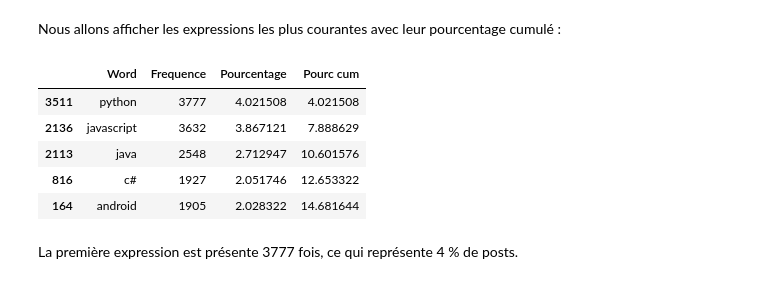
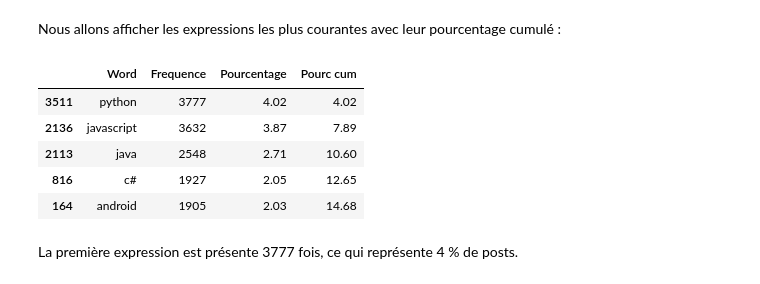
Before and after one commit to Lenka-St/Projet5, a Jupyter notebook: Notebook1_Analyse_exploratoire.ipynb, the cells around one changed output. Drawn from its saved outputs; the diff is of its cells as text; code cells hidden in the pictures.

```diff
--- a/Notebook1_Analyse_exploratoire.ipynb
+++ b/Notebook1_Analyse_exploratoire.ipynb
@@ -2483,20 +2495,16 @@ plt.show()
 [figure]
 # %% [markdown]
 Nous allons afficher les expressions les plus courantes avec leur pourcentage cumulé :
-# %%
-freq_target_bow = DataFrame(zip(y_train_vocab_bow, y_train_dist_bow))
-freq_target_bow.rename({0:'Word', 1:'Frequence'}, axis = 1, inplace = True)
-freq_target_bow.sort_values(['Frequence'], inplace = True, ascending=False)
-freq_target_bow['Pourcentage'] = freq_target_bow['Frequence']*100/sum(freq_target_bow['Frequence'])
-freq_target_bow['Pourc cum'] = freq_target_bow['Pourcentage'].cumsum()
-freq_target_bow.head()
-# %% [output]
-|  | Word | Frequence | Pourcentage | Pourc cum |
-| 3511 | python | 3777 | 4.021508 | 4.021508 |
-| 2136 | javascript | 3632 | 3.867121 | 7.888629 |
-| 2113 | java | 2548 | 2.712947 | 10.601576 |
-| 816 | c# | 1927 | 2.051746 | 12.653322 |
-| 164 | android | 1905 | 2.028322 | 14.681644 |
+# %%
+freq_all_tags_bow['Pourc cum'] = freq_all_tags_bow['Pourcentage'].cumsum()
+freq_all_tags_bow.head()
+# %% [output]
+|  | Word | Frequence | Pourcentage | Pourc cum |
+| 3511 | python | 3777 | 4.02 | 4.02 |
+| 2136 | javascript | 3632 | 3.87 | 7.89 |
+| 2113 | java | 2548 | 2.71 | 10.60 |
+| 816 | c# | 1927 | 2.05 | 12.65 |
+| 164 | android | 1905 | 2.03 | 14.68 |
 # %% [markdown]
 La première expression est présente 3777 fois, ce qui représente 4 % de posts.
 # %%
```
Also changed, not shown: parts of 48 cells of this notebook.
